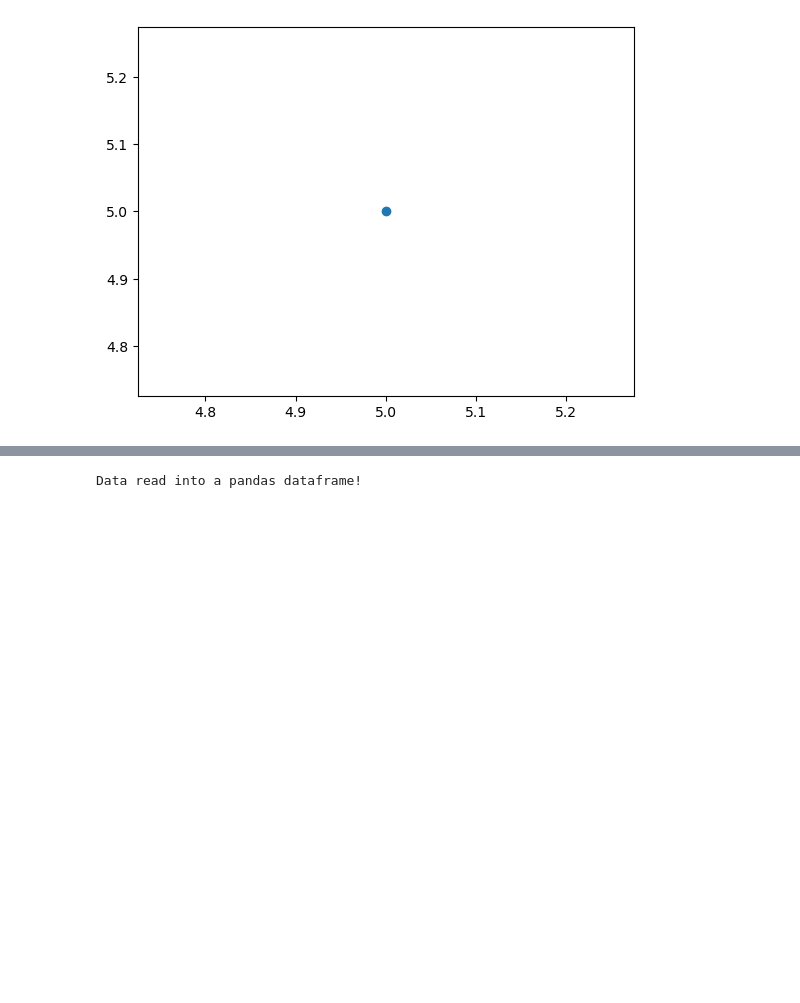
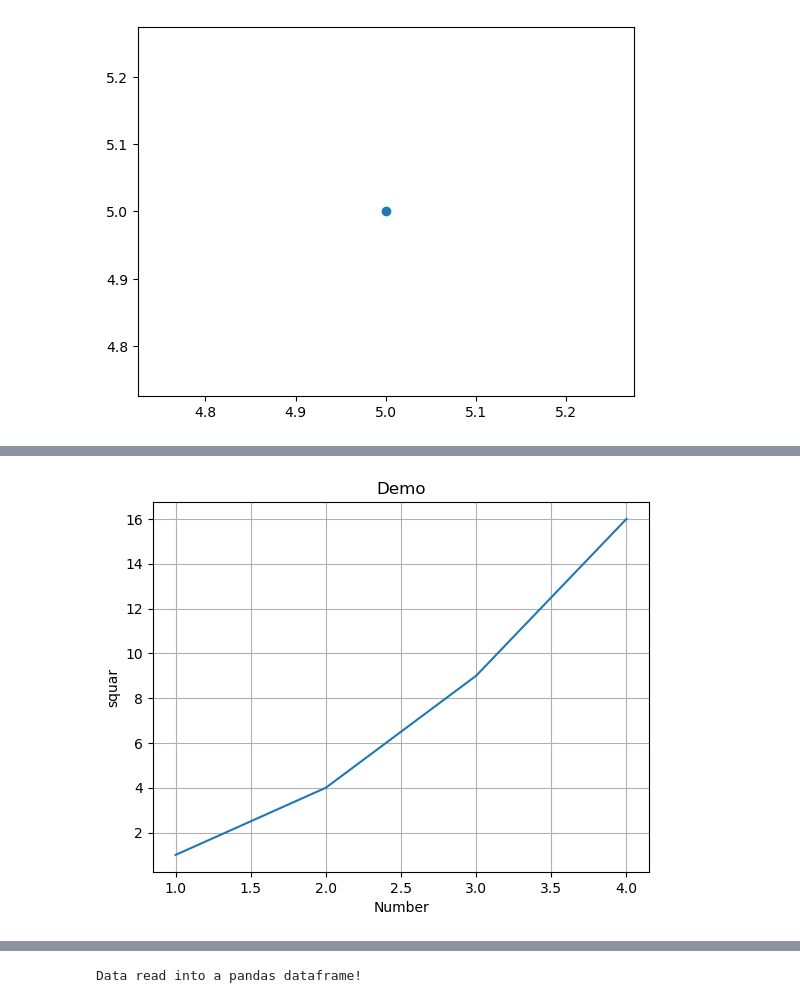
Before and after one commit to vibhavarik23/Data-Analysis, a Jupyter notebook: 2_Matplotlib.ipynb, the cells around one changed output, grey strips where cells are left out. Cells and saved outputs as stored; diff of their text form; code cells hidden in the pictures; blank space fills up the shorter version.

```diff
--- a/2_Matplotlib.ipynb
+++ b/2_Matplotlib.ipynb
@@ -14,0 +23,8 @@ plt.show()
+# %%
+plt.plot([1,2,3,4],[1,4,9,16])
+plt.xlabel("Number")
+plt.ylabel("squar")
+plt.title("Demo")
+plt.grid()
+# %% [output]
+[figure, added]
```
Also changed, not shown: parts of 8 cells of this notebook.
